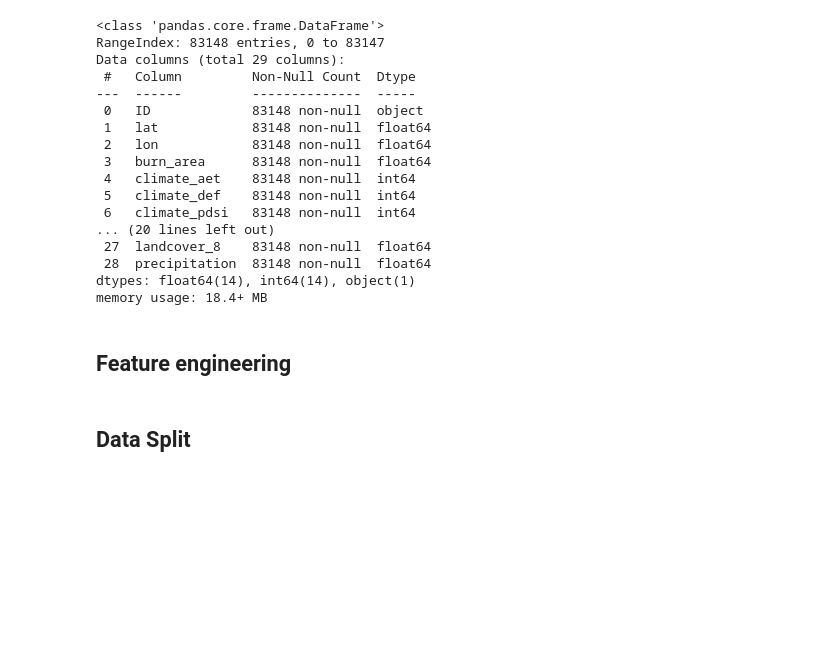
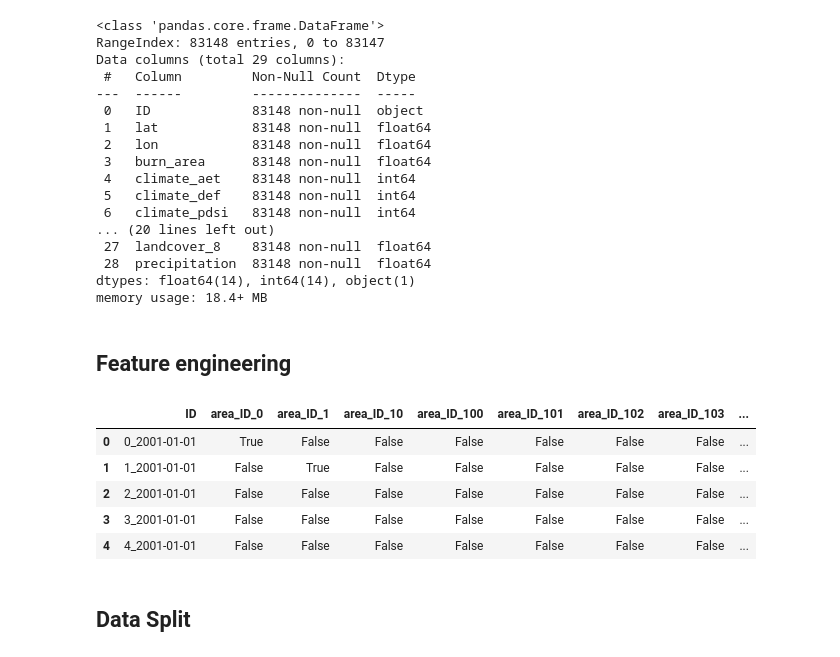
Before and after one commit to NatashaMoses/Zindi, a Jupyter notebook: Wildfire Prediction Challenge/Trial1.ipynb, the cells around one changed output. Drawn from its saved outputs; the diff is of its cells as text; code cells hidden in the pictures; blank space fills up the shorter version.

```diff
--- a/Wildfire Prediction Challenge/Trial1.ipynb
+++ b/Wildfire Prediction Challenge/Trial1.ipynb
@@ -132,5 +151,22 @@ all_columns = set(train.columns).union(set(test.columns))
 train = train.reindex(columns=all_columns, fill_value=0)
 test = test.reindex(columns=all_columns, fill_value=0)
+# %%
+# New Variables:
+# 'date' datetime object yyyy-mm-dd
+# 'month' and 'year' int 1-12 and int 4-digit
+# 'area_ID_0' to 'area_ID_532' 0 False / 1 True
+
+# Arrange columns alphabetically for train
+train = train.reindex(sorted(train.columns), axis=1)
+
+train.head()
+# %% [output]
+|  | ID | area_ID_0 | area_ID_1 | area_ID_10 | area_ID_100 | area_ID_101 | area_ID_102 | area_ID_103 | ... |
+| 0 | 0_2001-01-01 | True | False | False | False | False | False | False | ... |
+| 1 | 1_2001-01-01 | False | True | False | False | False | False | False | ... |
+| 2 | 2_2001-01-01 | False | False | False | False | False | False | False | ... |
+| 3 | 3_2001-01-01 | False | False | False | False | False | False | False | ... |
+| 4 | 4_2001-01-01 | False | False | False | False | False | False | False | ... |
 # %%
 # Create combined climate variables
 train['hot_and_dry'] = (train['climate_tmmx'] - train['climate_tmmn']) / (train['climate_pr'] + 1)
```
Also changed, not shown: parts of 6 cells of this notebook, 4 other files.
